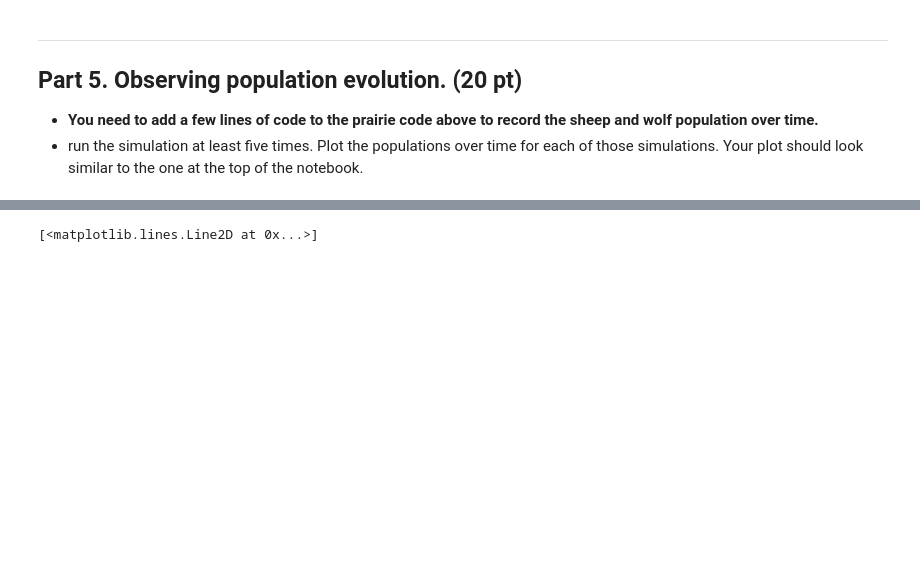
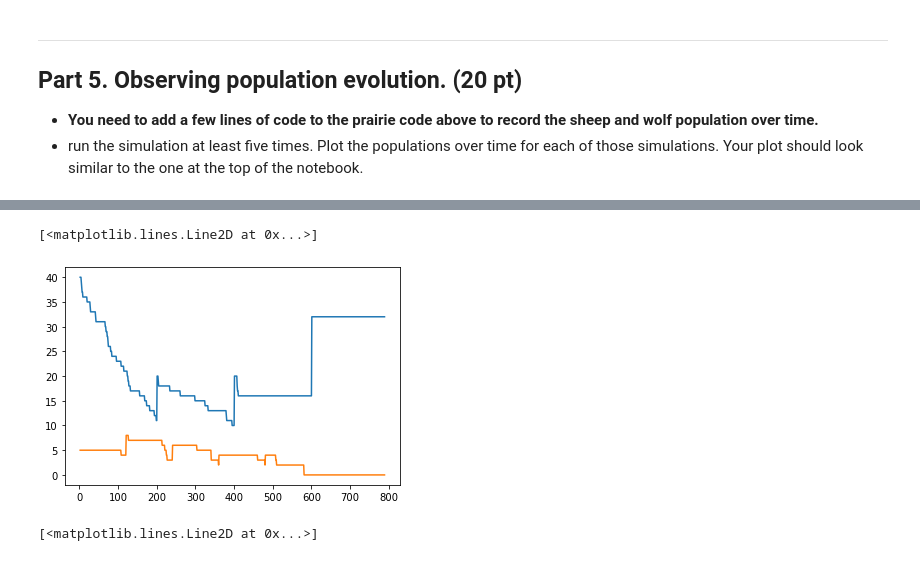
Before and after one commit to cedric-emmanuel/cmse202-s21-turnin, a Jupyter notebook: hw03/HW-03_OOP+ABM-STUDENT.ipynb, the cells around one changed output, grey strips where cells are left out. Saved outputs shown, nothing was run; the diff lists cells and outputs as text; code cells hidden in the pictures; blank space fills up the shorter version.

```diff
--- a/hw03/HW-03_OOP+ABM-STUDENT.ipynb
+++ b/hw03/HW-03_OOP+ABM-STUDENT.ipynb
@@ -778,3 +786,10 @@ Take a moment to save your notebook, commit the changes to your Git repository u
+# %%
+#sh_bp=200
+plt.plot(t,sh_pop)
+plt.plot(t,wo_pop)
+# %% [output]
+[<matplotlib.lines.Line2D at 0x...>]
+[figure, added]
 # %%
 ### your code to show the population evolution
 plt.plot(t,sh_pop)
```
Also changed, not shown: parts of 13 cells of this notebook.
